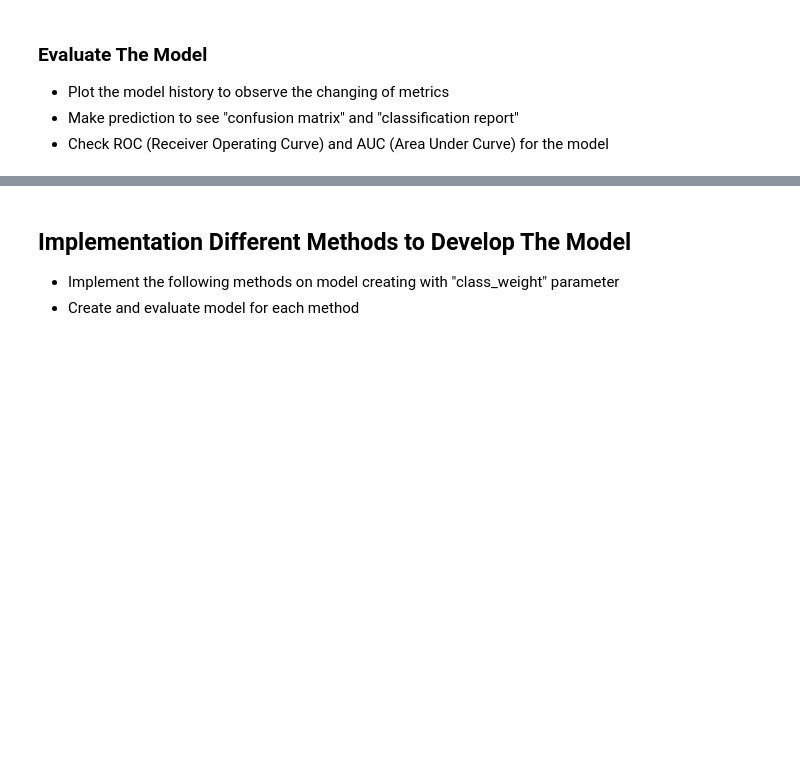
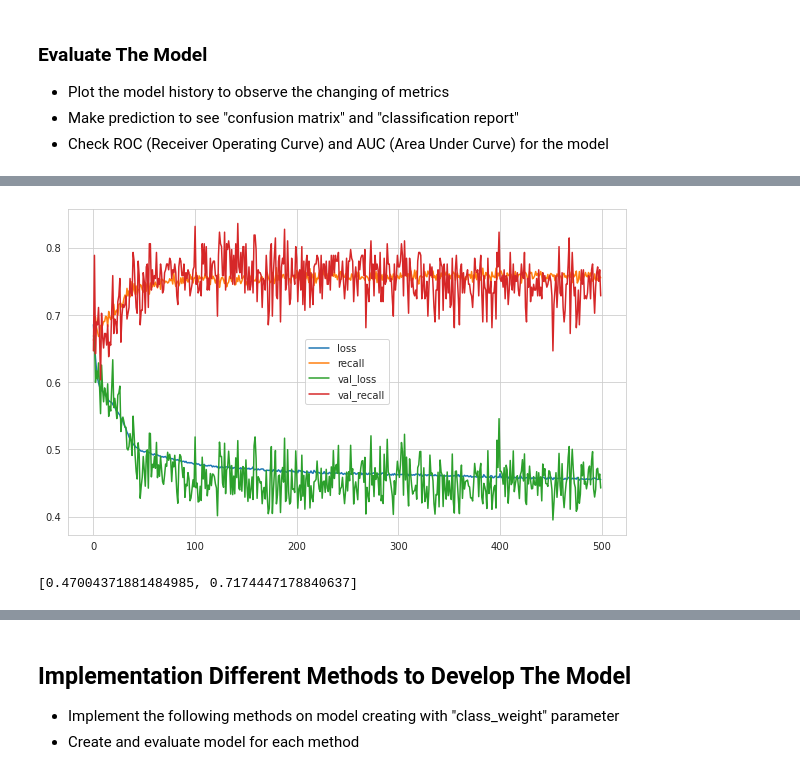
Before and after one commit to bugeki/DL, a Jupyter notebook: DL_Assignment_1_(Classification_with_ANN_Churn_Prediction)_Student.ipynb, the cells around one changed output, grey strips where cells are left out. Drawn from its saved outputs; the diff is of its cells as text; code cells hidden in the pictures; blank space fills up the shorter version.

```diff
--- a/DL_Assignment_1_(Classification_with_ANN_Churn_Prediction)_Student.ipynb
+++ b/DL_Assignment_1_(Classification_with_ANN_Churn_Prediction)_Student.ipynb
@@ -299,3 +299,19 @@ weighted avg       0.85      0.86      0.84      2000
 Investigate how the "class_weight" hyper-parameter is used in a Neural Network.
 # %% [markdown]
 ### Create The Model
+# %%
+tf.random.set_seed(seed)
+
+model = Sequential()
+
+model.add(Dense(16, activation = "relu", input_dim = X_train.shape[1]))
+model.add(Dense(8, activation = "relu"))
+model.add(Dense(4, activation = "relu"))
+model.add(Dense(1, activation = "sigmoid"))
+model.compile(optimizer = "adam", loss = "binary_crossentropy", metrics = ["Recall"])
+# %%
+from sklearn.utils import class_weight
+class_weights = class_weight.compute_class_weight("balanced", classes=np.unique(y_train), y = y_train)
+
+class_weights = {0:class_weights[0], 1:class_weights[1]}
+class_weights
@@ -301,0 +320,2 @@ Investigate how the "class_weight" hyper-parameter is used in a Neural Network.
+# %%
+model.fit(x = X_train, y = y_train, validation_split = 0.15, batch_size = 100, epochs = 500, verbose=1, class_weight = class_weights)
@@ -307,0 +367,3 @@ Investigate how the "class_weight" hyper-parameter is used in a Neural Network.
+# %%
+loss_df = pd.DataFrame(model.history.history)
+loss_df.head()
@@ -307,0 +377,8 @@ Investigate how the "class_weight" hyper-parameter is used in a Neural Network.
+# %%
+loss_df.plot();
+# %% [output]
+[figure, added]
+# %%
+model.evaluate(X_test, y_test, verbose=0)
+# %% [output]
+[0.47004371881484985, 0.7174447178840637]
```
Also changed, not shown: parts of 13 cells of this notebook.
